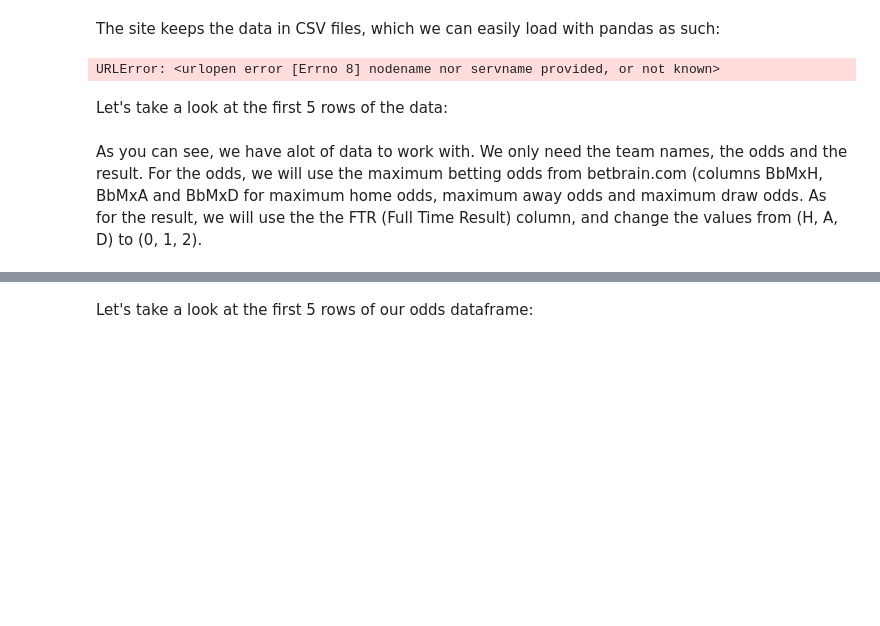
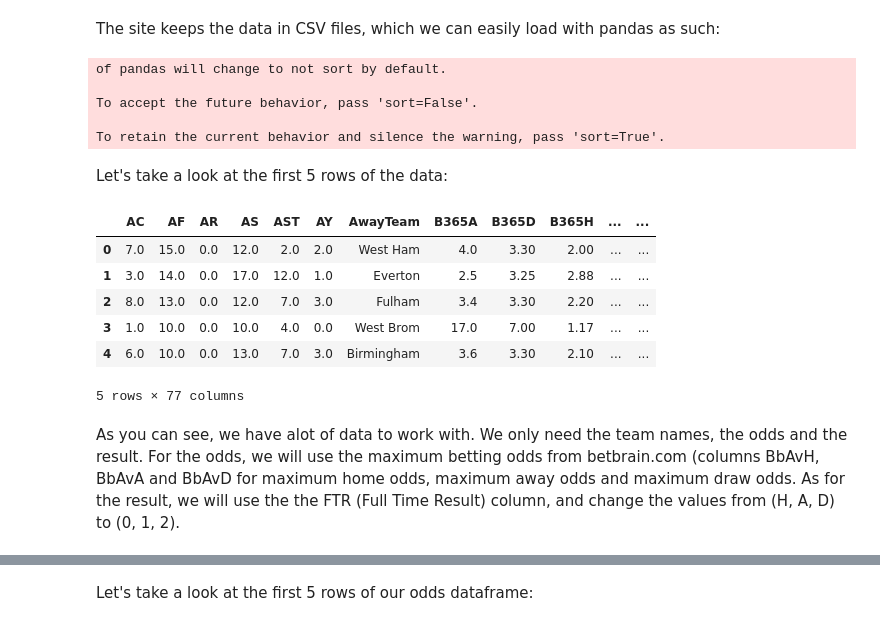
Before and after one commit to OryJonay/Odds-Gym, a Jupyter notebook: examples/3-Way Soccer example.ipynb, the cells around one changed output, grey strips where cells are left out. Saved outputs shown, nothing was run; the diff lists cells and outputs as text; code cells hidden in the pictures; blank space fills up the shorter version.

```diff
--- a/examples/3-Way Soccer example.ipynb
+++ b/examples/3-Way Soccer example.ipynb
@@ -10,15 +13,28 @@ Specifically for this notebook we will use the English Premier League.
 The site keeps the data in CSV files, which we can easily load with pandas as such:
 # %%
 import pandas as pd
-raw_18_19_odds_data = pd.read_csv('http://www.football-data.co.uk/mmz4281/1819/E0.csv')
+raw_odds_data = pd.concat([pd.read_csv('http://www.football-data.co.uk/mmz4281/{}{}/E0.csv'.format(i, i +1)) for i in range(10, 17)])
+raw_odds_data['Date'] = pd.to_datetime(raw_odds_data['Date'], dayfirst=True)
 # %% [output]
-URLError: <urlopen error [Errno 8] nodename nor servname provided, or not known>
+of pandas will change to not sort by default.
+
+To accept the future behavior, pass 'sort=False'.
+
+To retain the current behavior and silence the warning, pass 'sort=True'.
 # %% [markdown]
 Let's take a look at the first 5 rows of the data:
 # %%
-raw_18_19_odds_data.head(5)
+raw_odds_data.head(5)
+# %% [output]
+|  | AC | AF | AR | AS | AST | AY | AwayTeam | B365A | B365D | B365H | ... | ... |
+| 0 | 7.0 | 15.0 | 0.0 | 12.0 | 2.0 | 2.0 | West Ham | 4.0 | 3.30 | 2.00 | ... | ... |
+| 1 | 3.0 | 14.0 | 0.0 | 17.0 | 12.0 | 1.0 | Everton | 2.5 | 3.25 | 2.88 | ... | ... |
+| 2 | 8.0 | 13.0 | 0.0 | 12.0 | 7.0 | 3.0 | Fulham | 3.4 | 3.30 | 2.20 | ... | ... |
+| 3 | 1.0 | 10.0 | 0.0 | 10.0 | 4.0 | 0.0 | West Brom | 17.0 | 7.00 | 1.17 | ... | ... |
+| 4 | 6.0 | 10.0 | 0.0 | 13.0 | 7.0 | 3.0 | Birmingham | 3.6 | 3.30 | 2.10 | ... | ... |
+5 rows × 77 columns
 # %% [markdown]
 As you can see, we have alot of data to work with. We only need the team names, the odds and the result.
-For the odds, we will use the maximum betting odds from betbrain.com (columns BbMxH, BbMxA and BbMxD for maximum home odds, maximum away odds and maximum draw odds.
+For the odds, we will use the maximum betting odds from betbrain.com (columns BbAvH, BbAvA and BbAvD for maximum home odds, maximum away odds and maximum draw odds.
 As for the result, we will use the the FTR (Full Time Result) column, and change the values from (H, A, D) to (0, 1, 2).
 # %%
```
Also changed, not shown: parts of 12 cells of this notebook, 3 other files.
